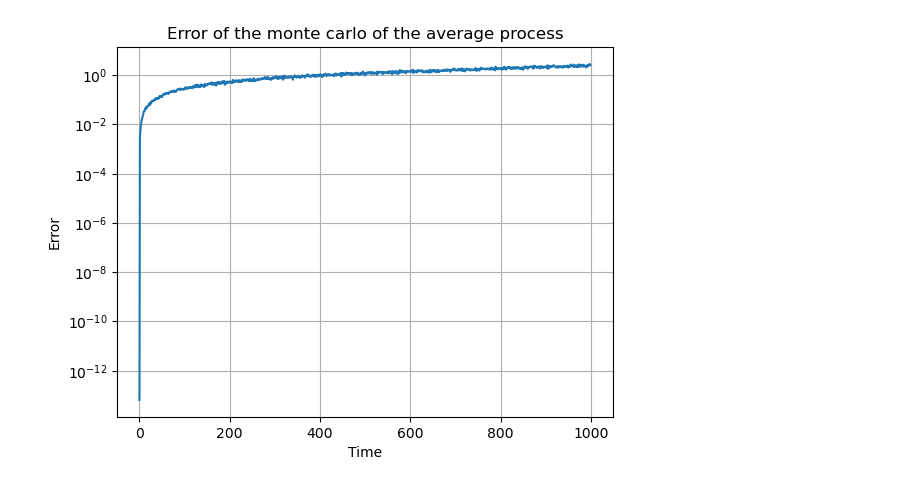
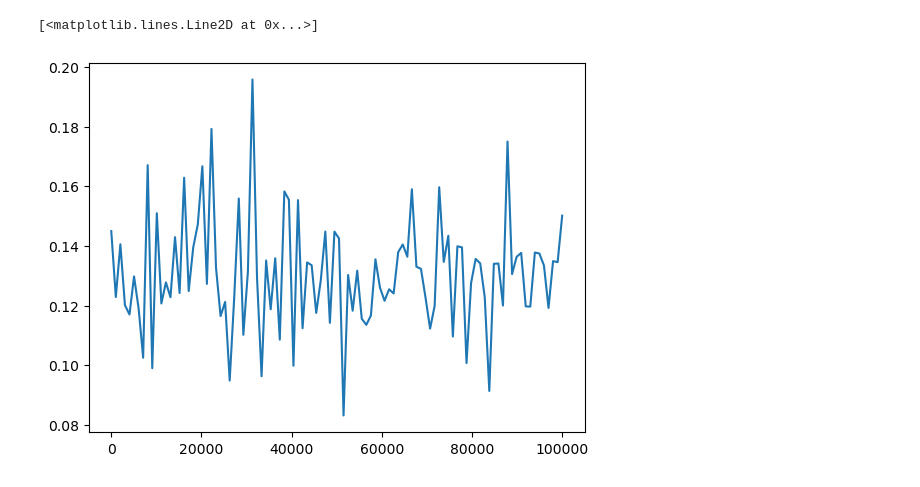
Before and after one commit to AlviseSembenico/MathWork, a Jupyter notebook: SDE/Homework 4/main.ipynb, the cells around one changed output. Saved outputs shown, nothing was run; the diff lists cells and outputs as text; code cells hidden in the pictures.

```diff
--- a/SDE/Homework 4/main.ipynb
+++ b/SDE/Homework 4/main.ipynb
@@ -73,26 +52,16 @@ plt.savefig('plots/monte_carlo.png')
 # %%
-EXds = []
-
-for i in range(100):
-    X = monte_carlo(r, T, dt, sigma, s0, d, paths)
-    Xav = X.mean(axis=1)
-    Xav[:,1] = np.maximum(Xav[:,1]- s0,0)
-
-    EXd = Xav.mean(axis=1)
-    EXds.append(EXd)
-EXds = np.array(EXds)
+var = []
+s0 = 40
+for p in tqdm(path_range):
+    res= []
+    for _ in range(100):
+        X = monte_carlo(r, T, sigma, s0, d, 10000)
+        Xav = X.mean(axis=0)
+        pi_av = np.exp(-r*T)*np.maximum(K-Xav, 0).mean()
+        res.append(pi_av)
+    var.append(np.var(res))
-# %%
-C_alpha = 1
-
-e_stat = C_alpha * np.sqrt(np.var(EXds, axis=0))
-
-plt.plot(e_stat,  label='$\Pi_{av} + e_{stat}$')
-plt.yscale('log')
-plt.ylabel('Error')
-plt.xlabel('Time')
-plt.grid()
-plt.title('Error of the monte carlo of the average process')
-plt.savefig('plots/error.png')
-# e_stat
-# %% [output]
-[figure, removed]
+# %%
+plt.plot(path_range, var)
+# %% [output]
+[<matplotlib.lines.Line2D at 0x...>]
+[figure, added]
```
Also changed, not shown: parts of 7 cells of this notebook.
